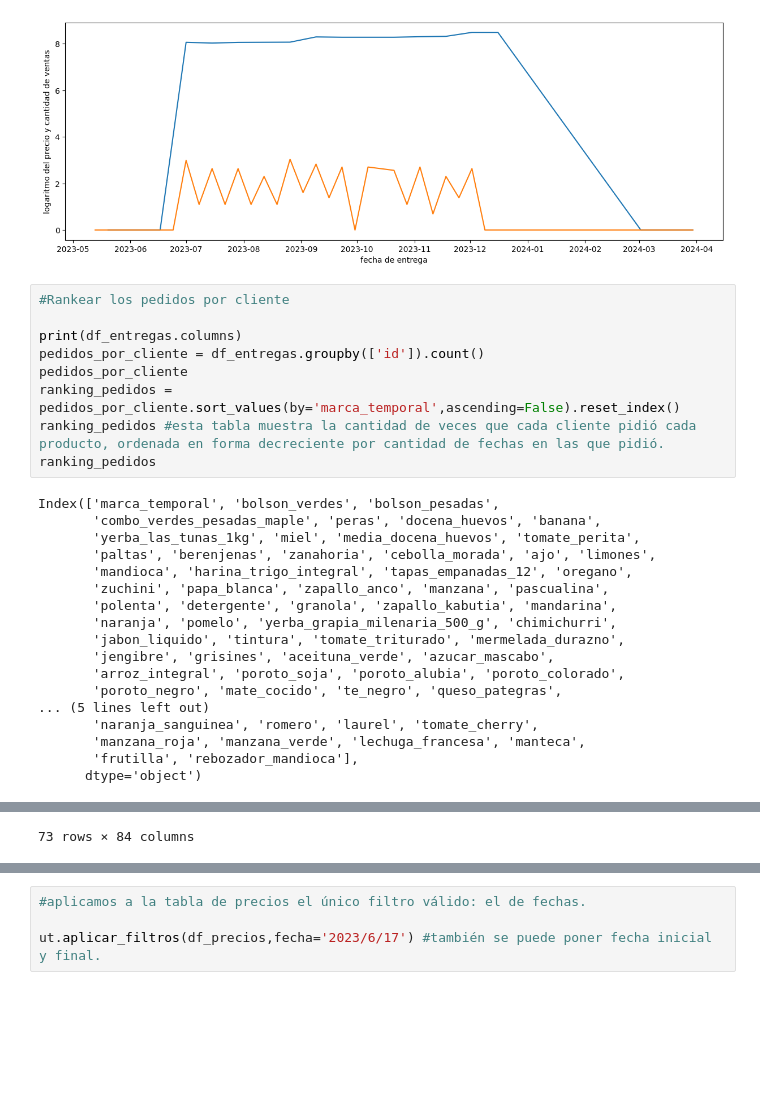
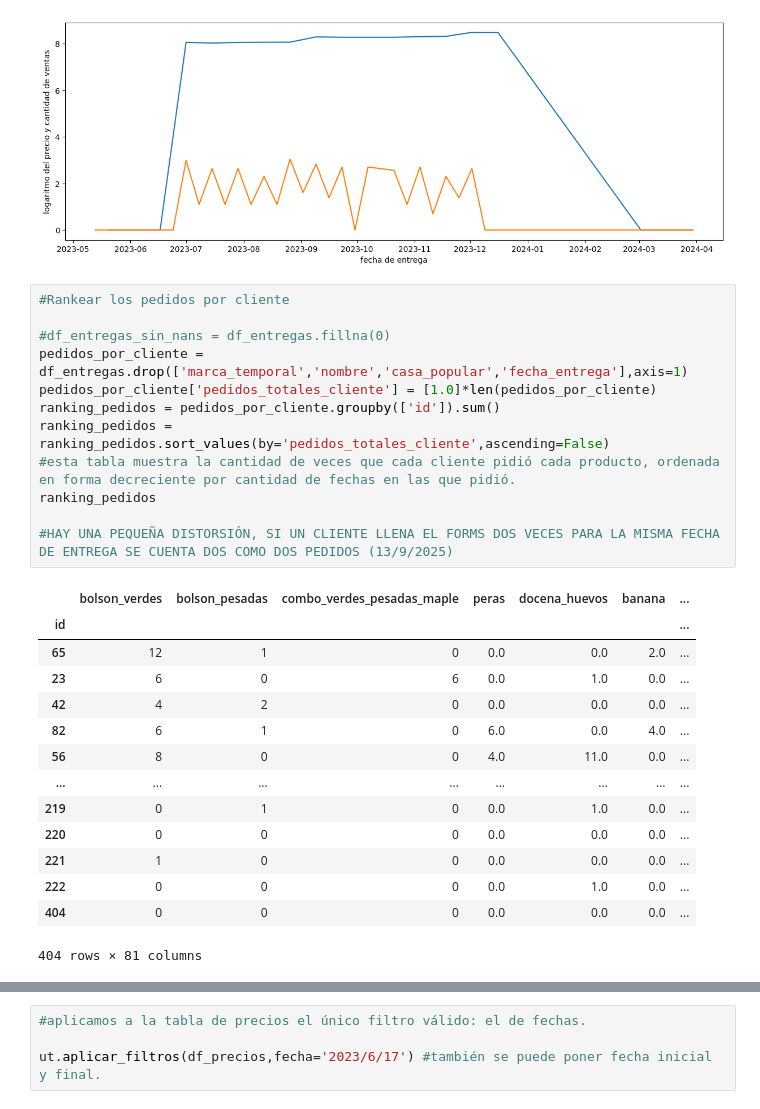
Before and after one commit to Taller-Datos-Populares-UBA/PAC, a Jupyter notebook: analisis_estadisticos.ipynb, the cells around one changed output, grey strips where cells are left out. Saved outputs shown, nothing was run; the diff lists cells and outputs as text; blank space fills up the shorter version.

```diff
--- a/analisis_estadisticos.ipynb
+++ b/analisis_estadisticos.ipynb
@@ -170,27 +176,27 @@ graficar_precios_vs_ventas(df_entregas,df_precios,'combo_verdes_pesadas')
 # %%
 #Rankear los pedidos por cliente
 
-print(df_entregas.columns)
-pedidos_por_cliente = df_entregas.groupby(['id']).count()
-pedidos_por_cliente
-ranking_pedidos = pedidos_por_cliente.sort_values(by='marca_temporal',ascending=False).reset_index()
-ranking_pedidos #esta tabla muestra la cantidad de veces que cada cliente pidió cada producto, ordenada en forma decreciente por cantidad de fechas en las que pidió.
+#df_entregas_sin_nans = df_entregas.fillna(0)
+pedidos_por_cliente = df_entregas.drop(['marca_temporal','nombre','casa_popular','fecha_entrega'],axis=1)
+pedidos_por_cliente['pedidos_totales_cliente'] = [1.0]*len(pedidos_por_cliente)
+ranking_pedidos = pedidos_por_cliente.groupby(['id']).sum()
+ranking_pedidos = ranking_pedidos.sort_values(by='pedidos_totales_cliente',ascending=False)
+#esta tabla muestra la cantidad de veces que cada cliente pidió cada producto, ordenada en forma decreciente por cantidad de fechas en las que pidió.
 ranking_pedidos
+
+#HAY UNA PEQUEÑA DISTORSIÓN, SI UN CLIENTE LLENA EL FORMS DOS VECES PARA LA MISMA FECHA DE ENTREGA SE CUENTA DOS COMO DOS PEDIDOS (13/9/2025)
 # %% [output]
+|  | bolson_verdes | bolson_pesadas | combo_verdes_pesadas_maple | peras | docena_huevos | banana | ... |
+| id |  |  |  |  |  |  | ... |
+| 65 | 12 | 1 | 0 | 0.0 | 0.0 | 2.0 | ... |
+| 23 | 6 | 0 | 6 | 0.0 | 1.0 | 0.0 | ... |
+| 42 | 4 | 2 | 0 | 0.0 | 0.0 | 0.0 | ... |
+| 82 | 6 | 1 | 0 | 6.0 | 0.0 | 4.0 | ... |
+| 56 | 8 | 0 | 0 | 4.0 | 11.0 | 0.0 | ... |
+| ... | ... | ... | ... | ... | ... | ... | ... |
+| 219 | 0 | 1 | 0 | 0.0 | 1.0 | 0.0 | ... |
+| 220 | 0 | 0 | 0 | 0.0 | 0.0 | 0.0 | ... |
+| 221 | 1 | 0 | 0 | 0.0 | 0.0 | 0.0 | ... |
+| 222 | 0 | 0 | 0 | 0.0 | 1.0 | 0.0 | ... |
+| 404 | 0 | 0 | 0 | 0.0 | 0.0 | 0.0 | ... |
-Index(['marca_temporal', 'bolson_verdes', 'bolson_pesadas',
-       'combo_verdes_pesadas_maple', 'peras', 'docena_huevos', 'banana',
-       'yerba_las_tunas_1kg', 'miel', 'media_docena_huevos', 'tomate_perita',
-       'paltas', 'berenjenas', 'zanahoria', 'cebolla_morada', 'ajo', 'limones',
-       'mandioca', 'harina_trigo_integral', 'tapas_empanadas_12', 'oregano',
-       'zuchini', 'papa_blanca', 'zapallo_anco', 'manzana', 'pascualina',
-       'polenta', 'detergente', 'granola', 'zapallo_kabutia', 'mandarina',
-       'naranja', 'pomelo', 'yerba_grapia_milenaria_500_g', 'chimichurri',
-       'jabon_liquido', 'tintura', 'tomate_triturado', 'mermelada_durazno',
-       'jengibre', 'grisines', 'aceituna_verde', 'azucar_mascabo',
-       'arroz_integral', 'poroto_soja', 'poroto_alubia', 'poroto_colorado',
-       'poroto_negro', 'mate_cocido', 'te_negro', 'queso_pategras',
-... (5 lines left out)
-       'naranja_sanguinea', 'romero', 'laurel', 'tomate_cherry',
-       'manzana_roja', 'manzana_verde', 'lechuga_francesa', 'manteca',
-       'frutilla', 'rebozador_mandioca'],
-      dtype='object')
+404 rows × 81 columns
@@ -209,2 +203 @@ Index(['marca_temporal', 'bolson_verdes', 'bolson_pesadas',
-73 rows × 84 columns
 # %%
```
Also changed, not shown: parts of 7 cells of this notebook, 4 other files.
